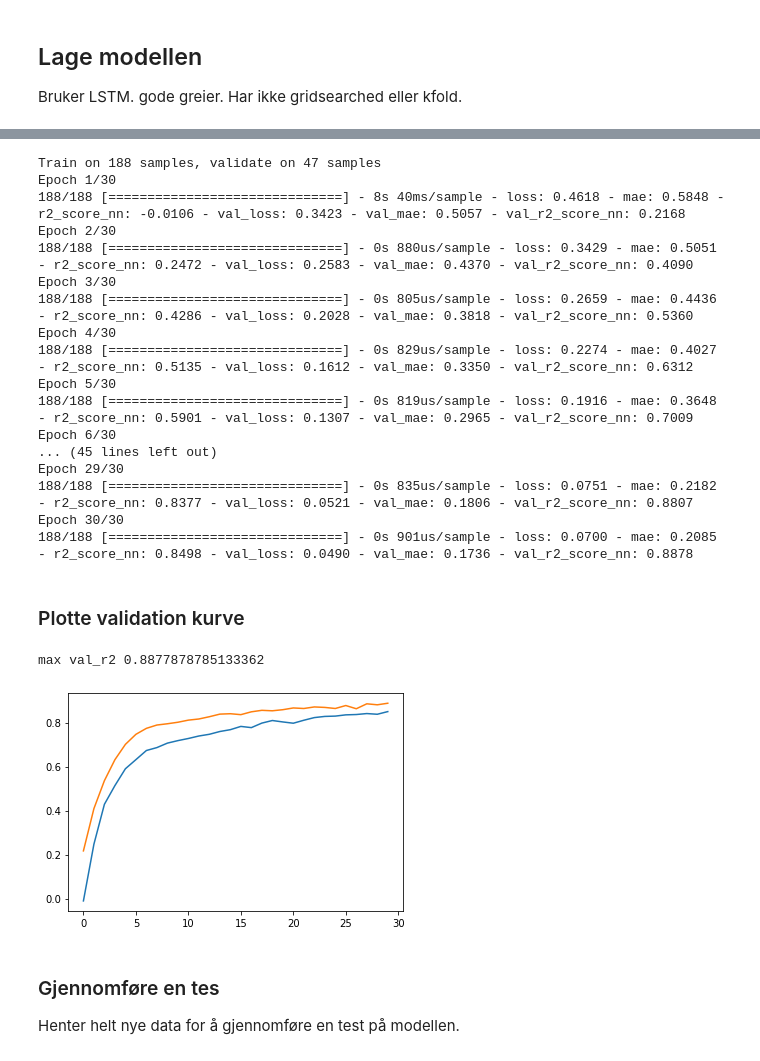
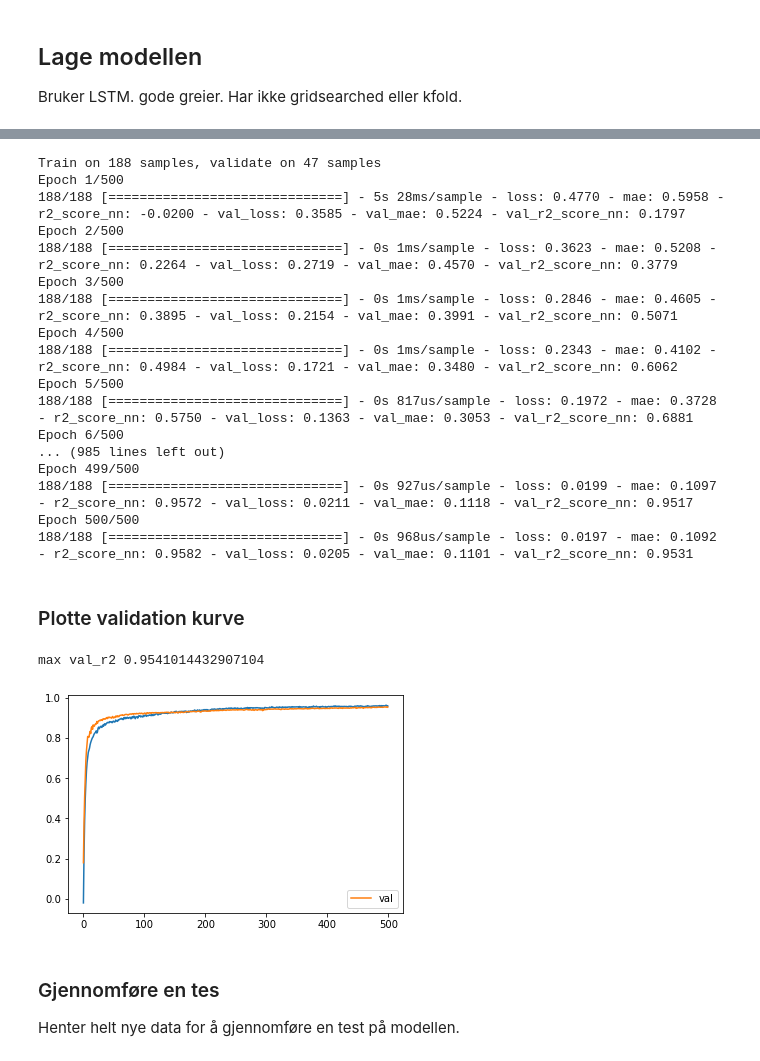
Before and after one commit to stianteien/instradag, a Jupyter notebook: RNN_build.ipynb, the cells around one changed output, grey strips where cells are left out. Drawn from its saved outputs; the diff is of its cells as text; code cells hidden in the pictures.

```diff
--- a/RNN_build.ipynb
+++ b/RNN_build.ipynb
@@ -180,37 +180,38 @@ Trainable params: 51,594
 Non-trainable params: 0
 _________________________________________________________________
 # %%
-history = model.fit(X_train, y_train, validation_data=(X_test, y_test), epochs=30, batch_size=64, verbose=1)
+history = model.fit(X_train, y_train, validation_data=(X_test, y_test), epochs=500, batch_size=64, verbose=1)
 # %% [output]
 Train on 188 samples, validate on 47 samples
-Epoch 1/30
-188/188 [==============================] - 8s 40ms/sample - loss: 0.4618 - mae: 0.5848 - r2_score_nn: -0.0106 - val_loss: 0.3423 - val_mae: 0.5057 - val_r2_score_nn: 0.2168
-Epoch 2/30
-188/188 [==============================] - 0s 880us/sample - loss: 0.3429 - mae: 0.5051 - r2_score_nn: 0.2472 - val_loss: 0.2583 - val_mae: 0.4370 - val_r2_score_nn: 0.4090
-Epoch 3/30
-188/188 [==============================] - 0s 805us/sample - loss: 0.2659 - mae: 0.4436 - r2_score_nn: 0.4286 - val_loss: 0.2028 - val_mae: 0.3818 - val_r2_score_nn: 0.5360
-Epoch 4/30
-188/188 [==============================] - 0s 829us/sample - loss: 0.2274 - mae: 0.4027 - r2_score_nn: 0.5135 - val_loss: 0.1612 - val_mae: 0.3350 - val_r2_score_nn: 0.6312
-Epoch 5/30
-188/188 [==============================] - 0s 819us/sample - loss: 0.1916 - mae: 0.3648 - r2_score_nn: 0.5901 - val_loss: 0.1307 - val_mae: 0.2965 - val_r2_score_nn: 0.7009
-Epoch 6/30
-... (45 lines left out)
-Epoch 29/30
-188/188 [==============================] - 0s 835us/sample - loss: 0.0751 - mae: 0.2182 - r2_score_nn: 0.8377 - val_loss: 0.0521 - val_mae: 0.1806 - val_r2_score_nn: 0.8807
-Epoch 30/30
-188/188 [==============================] - 0s 901us/sample - loss: 0.0700 - mae: 0.2085 - r2_score_nn: 0.8498 - val_loss: 0.0490 - val_mae: 0.1736 - val_r2_score_nn: 0.8878
+Epoch 1/500
+188/188 [==============================] - 5s 28ms/sample - loss: 0.4770 - mae: 0.5958 - r2_score_nn: -0.0200 - val_loss: 0.3585 - val_mae: 0.5224 - val_r2_score_nn: 0.1797
+Epoch 2/500
+188/188 [==============================] - 0s 1ms/sample - loss: 0.3623 - mae: 0.5208 - r2_score_nn: 0.2264 - val_loss: 0.2719 - val_mae: 0.4570 - val_r2_score_nn: 0.3779
+Epoch 3/500
+188/188 [==============================] - 0s 1ms/sample - loss: 0.2846 - mae: 0.4605 - r2_score_nn: 0.3895 - val_loss: 0.2154 - val_mae: 0.3991 - val_r2_score_nn: 0.5071
+Epoch 4/500
+188/188 [==============================] - 0s 1ms/sample - loss: 0.2343 - mae: 0.4102 - r2_score_nn: 0.4984 - val_loss: 0.1721 - val_mae: 0.3480 - val_r2_score_nn: 0.6062
+Epoch 5/500
+188/188 [==============================] - 0s 817us/sample - loss: 0.1972 - mae: 0.3728 - r2_score_nn: 0.5750 - val_loss: 0.1363 - val_mae: 0.3053 - val_r2_score_nn: 0.6881
+Epoch 6/500
+... (985 lines left out)
+Epoch 499/500
+188/188 [==============================] - 0s 927us/sample - loss: 0.0199 - mae: 0.1097 - r2_score_nn: 0.9572 - val_loss: 0.0211 - val_mae: 0.1118 - val_r2_score_nn: 0.9517
+Epoch 500/500
+188/188 [==============================] - 0s 968us/sample - loss: 0.0197 - mae: 0.1092 - r2_score_nn: 0.9582 - val_loss: 0.0205 - val_mae: 0.1101 - val_r2_score_nn: 0.9531
 # %% [markdown]
 ### Plotte validation kurve
 # %%
 plt.plot(history.history['r2_score_nn'])
-plt.plot(history.history['val_r2_score_nn'])
+plt.plot(history.history['val_r2_score_nn'], label="val")
+plt.legend()
 #plt.xlim(50,100)
 
 #plt.ylim(0.0, 0.025)
 print(f"max val_r2 {np.max(history.history['val_r2_score_nn'])}")
 # %% [output]
-max val_r2 0.8877878785133362
+max val_r2 0.9541014432907104
-[figure, old version]
+[figure, new version]
 # %% [markdown]
 ### Gjennomføre en tes
 Henter helt nye data for å gjennomføre en test på modellen.
```
Also changed, not shown: parts of 5 cells of this notebook, 2 other files.
